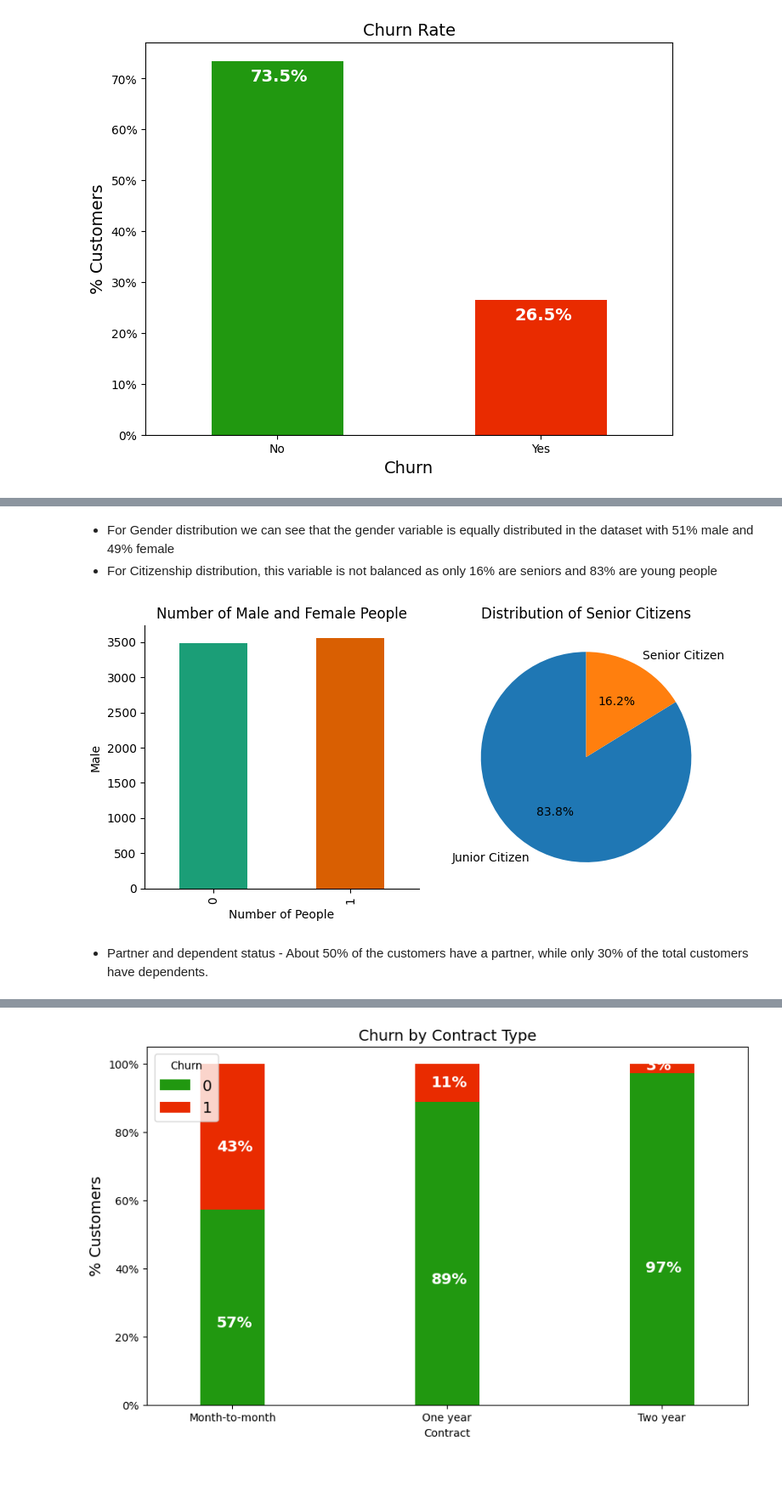
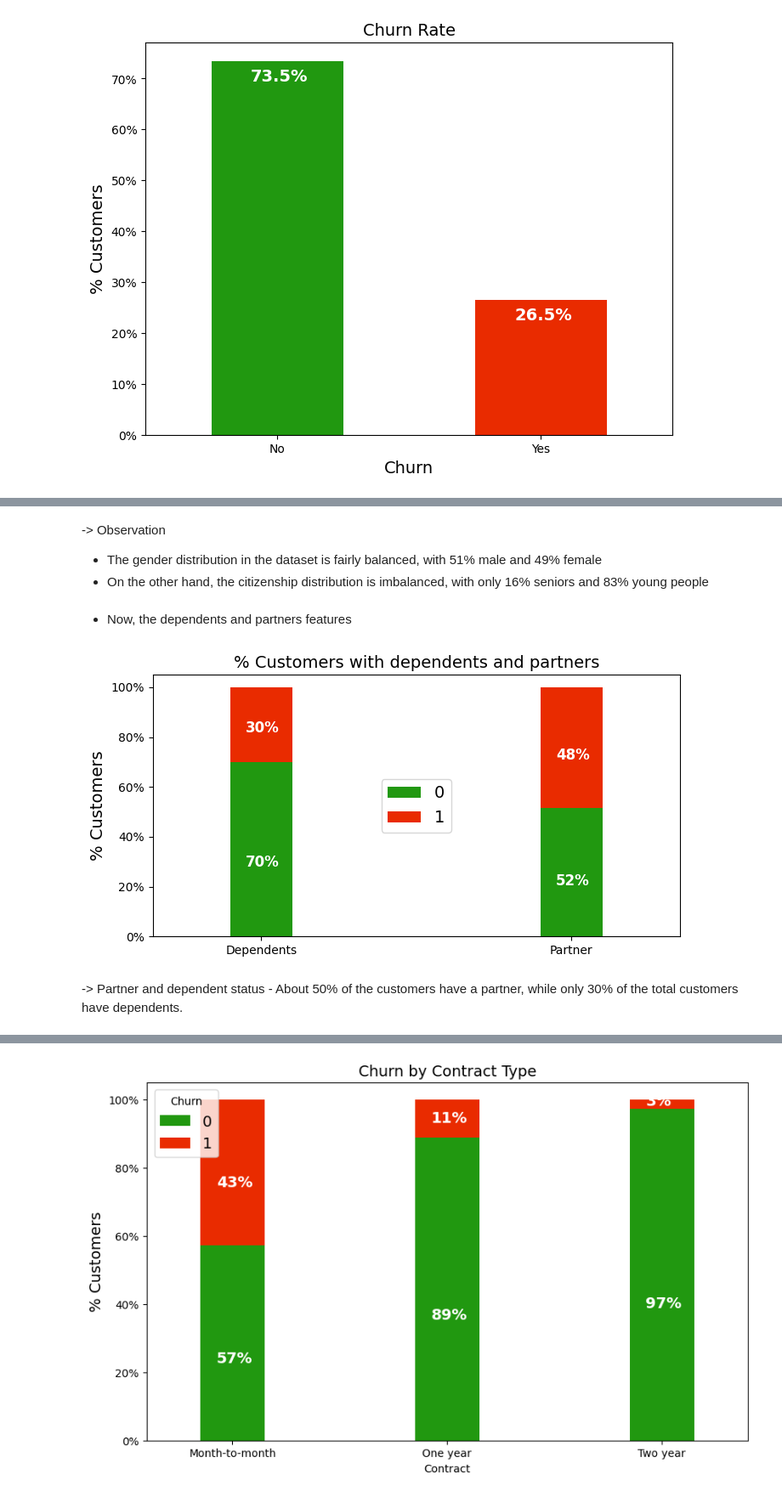
Before and after one commit to nesrineabd/churn-analysis-telecom, a Jupyter notebook: Telecom Churn Prediction.ipynb, the cells around one changed output, grey strips where cells are left out. Shown at 85% size. Drawn from its saved outputs; the diff is of its cells as text; code cells hidden in the pictures; blank space fills up the shorter version.

Commit message:
main, update observations

```diff
--- a/Telecom Churn Prediction.ipynb
+++ b/Telecom Churn Prediction.ipynb
@@ -149,31 +258,33 @@ A.) Demographics - Let's first take a look on some distributions: the gender, ag
 # %% [markdown]
-- For Gender distribution we can see that the gender variable is equally distributed in the dataset with 51% male and 49% female
-- For Citizenship distribution, this variable is not balanced as only 16% are seniors and 83% are young people
+-> Observation
+- The gender distribution in the dataset is fairly balanced, with 51% male and 49% female
+- On the other hand, the citizenship distribution is imbalanced, with only 16% seniors and 83% young people
-# %%
-# Creating the subplots
-fig, axes = plt.subplots(1, 2, figsize=(8, 4))
-
-# First subplot - Number of Male and Female People
-df.groupby('gender').size().plot(kind='bar', color=sns.color_palette('Dark2'), ax=axes[0])
-axes[0].set_title('Number of Male and Female People')
-axes[0].set_xlabel('Number of People')
-axes[0].set_ylabel('Male')
-axes[0].spines[['top', 'right']].set_visible(False)
-
-# Second subplot - Distribution of Senior Citizens
-ax_pie = axes[1].pie(
-    df['SeniorCitizen'].value_counts(),
-    labels=['Junior Citizen', 'Senior Citizen'],
-    autopct='%.1f%%',
-    startangle=90)
-axes[1].set_title('Distribution of Senior Citizens')
-
-# Adjust subplot grid
-fig.subplots_adjust(wspace=0.5)
-
-plt.tight_layout()
-plt.show()
-# %% [output]
-[figure, removed]
+# %% [markdown]
+- Now, the dependents and partners features
+# %%
+# Create a new DataFrame to visualize the percentage of customers with dependents and partners
+df2 = pd.melt(df, id_vars=['customerID'], value_vars=['Dependents','Partner'])
+df3 = df2.groupby(['variable','value']).count().unstack()
+df3 = df3*100/len(df)
+colors = ['#219810','#E92B00']
+ax = df3.loc[:,'customerID'].plot.bar(stacked=True, color=colors,
+                                      figsize=(8,4),rot = 0,
+                                     width = 0.2)
+
+ax.yaxis.set_major_formatter(mtick.PercentFormatter())
+ax.set_ylabel('% Customers',size = 14)
+ax.set_xlabel('')
+ax.set_title('% Customers with dependents and partners',size = 14)
+ax.legend(loc = 'center',prop={'size':14})
+
+for p in ax.patches:
+    width, height = p.get_width(), p.get_height()
+    x, y = p.get_xy()
+    ax.annotate('{:.0f}%'.format(height), (p.get_x()+.25*width, p.get_y()+.4*height),
+                color = 'white',
+               weight = 'bold',
+               size = 12)
+# %% [output]
+[figure, added]
 # %% [markdown]
-- Partner and dependent status - About 50% of the customers have a partner, while only 30% of the total customers have dependents.
+-> Partner and dependent status - About 50% of the customers have a partner, while only 30% of the total customers have dependents.
```
Also changed, not shown: parts of 60 cells of this notebook.
